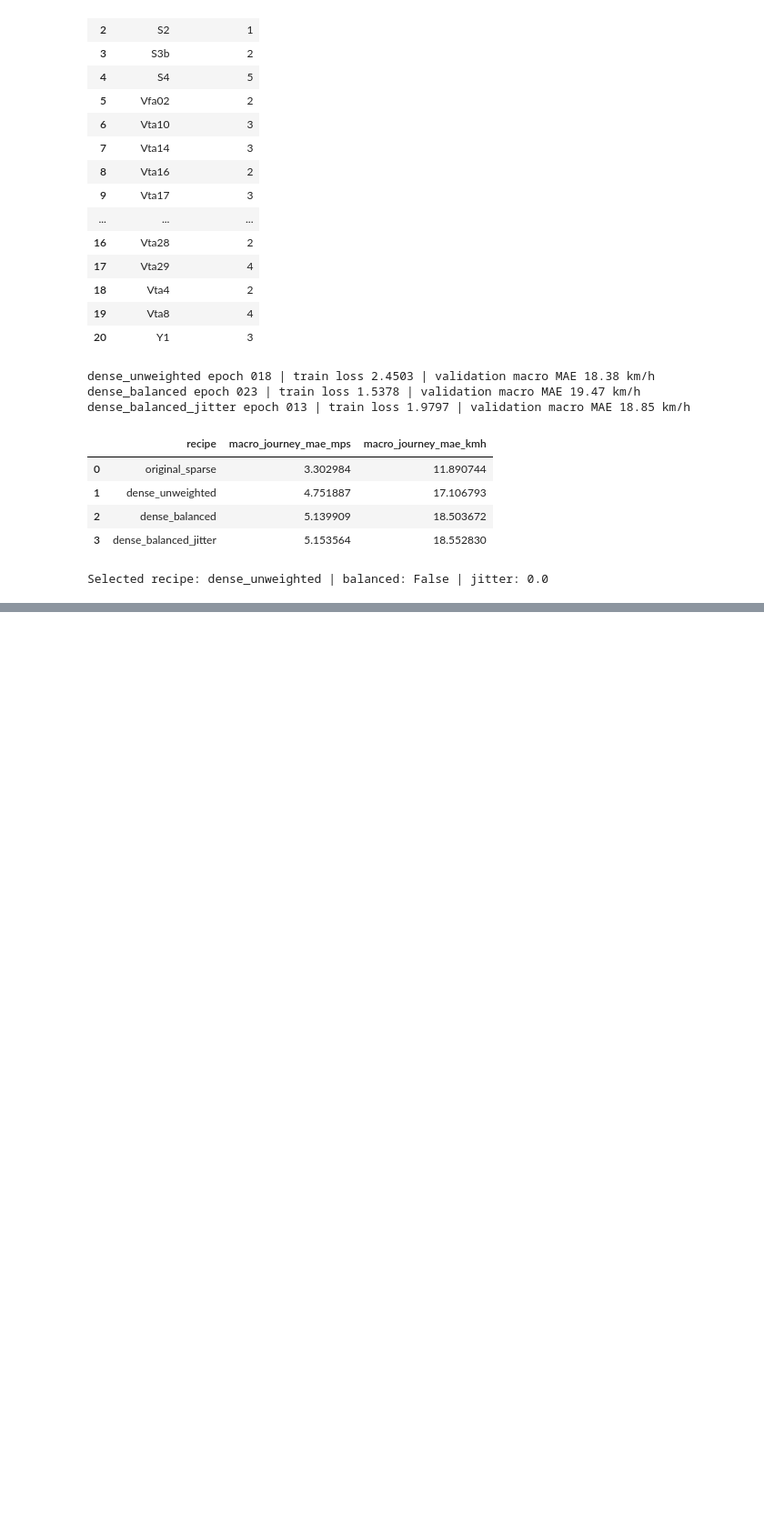
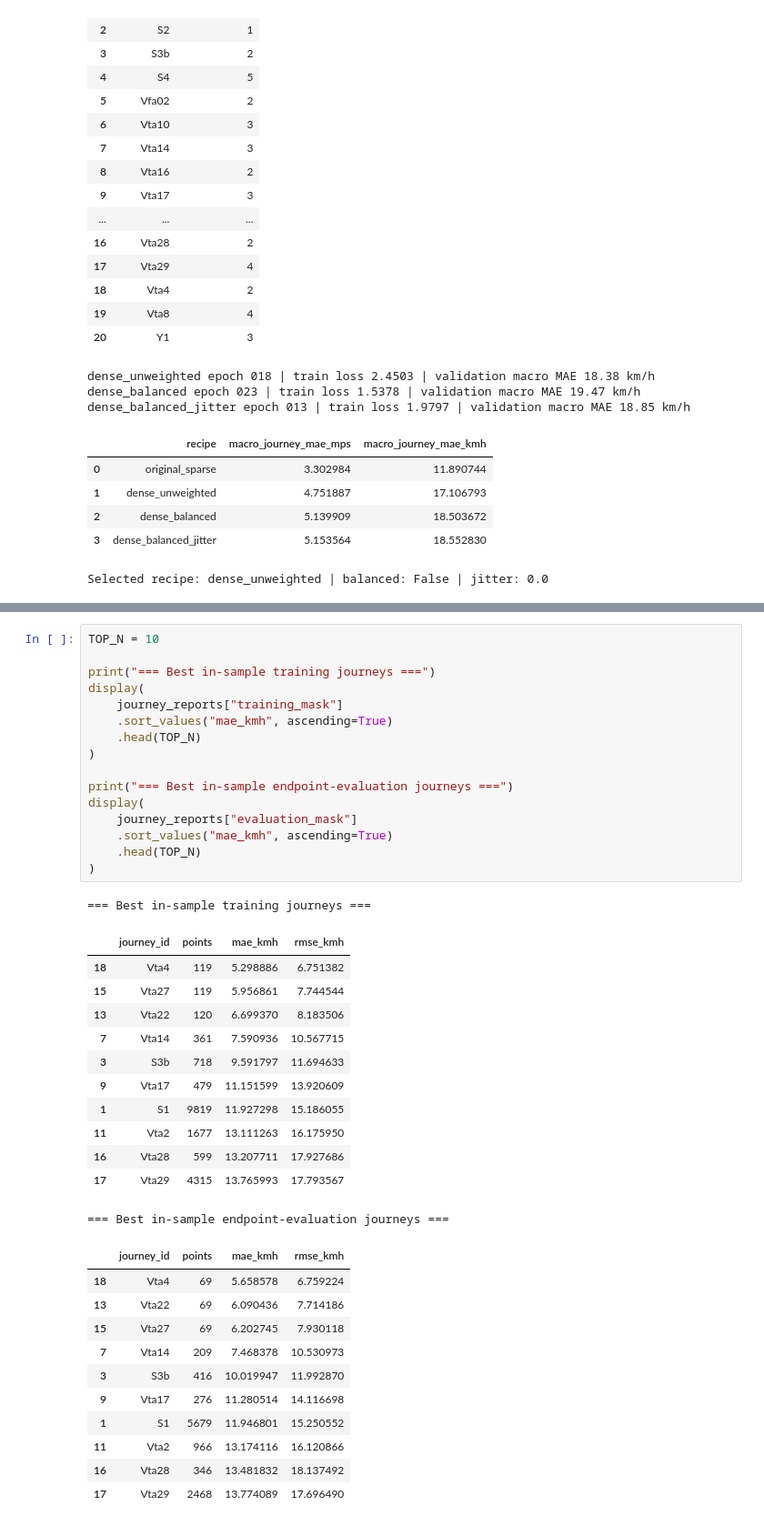
Before and after one commit to bhavikk10/sih_dead_reckoning-, a Jupyter notebook: notebooks/retrain_clean_velocity_models.ipynb, the cells around one changed output, grey strips where cells are left out. Shown at 91% size. Cells and saved outputs as stored; diff of their text form; blank space fills up the shorter version.

```diff
--- a/notebooks/retrain_clean_velocity_models.ipynb
+++ b/notebooks/retrain_clean_velocity_models.ipynb
@@ -3084,0 +3454,41 @@ print('The existing SelectedVelocityRuntimeArtifacts default is intentionally un
+# %%
+TOP_N = 10
+
+print("=== Best in-sample training journeys ===")
+display(
+    journey_reports["training_mask"]
+    .sort_values("mae_kmh", ascending=True)
+    .head(TOP_N)
+)
+
+print("=== Best in-sample endpoint-evaluation journeys ===")
+display(
+    journey_reports["evaluation_mask"]
+    .sort_values("mae_kmh", ascending=True)
+    .head(TOP_N)
+)
+# %% [output]
+=== Best in-sample training journeys ===
+|  | journey_id | points | mae_kmh | rmse_kmh |
+| 18 | Vta4 | 119 | 5.298886 | 6.751382 |
+| 15 | Vta27 | 119 | 5.956861 | 7.744544 |
+| 13 | Vta22 | 120 | 6.699370 | 8.183506 |
+| 7 | Vta14 | 361 | 7.590936 | 10.567715 |
+| 3 | S3b | 718 | 9.591797 | 11.694633 |
+| 9 | Vta17 | 479 | 11.151599 | 13.920609 |
+| 1 | S1 | 9819 | 11.927298 | 15.186055 |
+| 11 | Vta2 | 1677 | 13.111263 | 16.175950 |
+| 16 | Vta28 | 599 | 13.207711 | 17.927686 |
+| 17 | Vta29 | 4315 | 13.765993 | 17.793567 |
+=== Best in-sample endpoint-evaluation journeys ===
+|  | journey_id | points | mae_kmh | rmse_kmh |
+| 18 | Vta4 | 69 | 5.658578 | 6.759224 |
+| 13 | Vta22 | 69 | 6.090436 | 7.714186 |
+| 15 | Vta27 | 69 | 6.202745 | 7.930118 |
+| 7 | Vta14 | 209 | 7.468378 | 10.530973 |
+| 3 | S3b | 416 | 10.019947 | 11.992870 |
+| 9 | Vta17 | 276 | 11.280514 | 14.116698 |
+| 1 | S1 | 5679 | 11.946801 | 15.250552 |
+| 11 | Vta2 | 966 | 13.174116 | 16.120866 |
+| 16 | Vta28 | 346 | 13.481832 | 18.137492 |
+| 17 | Vta29 | 2468 | 13.774089 | 17.696490 |
```
Also changed, not shown: parts of 6 cells of this notebook, 15 other files.
